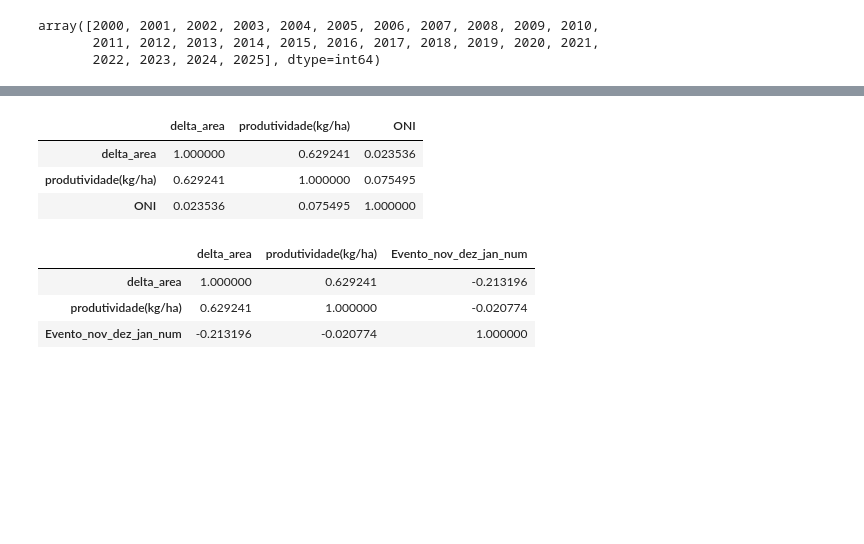
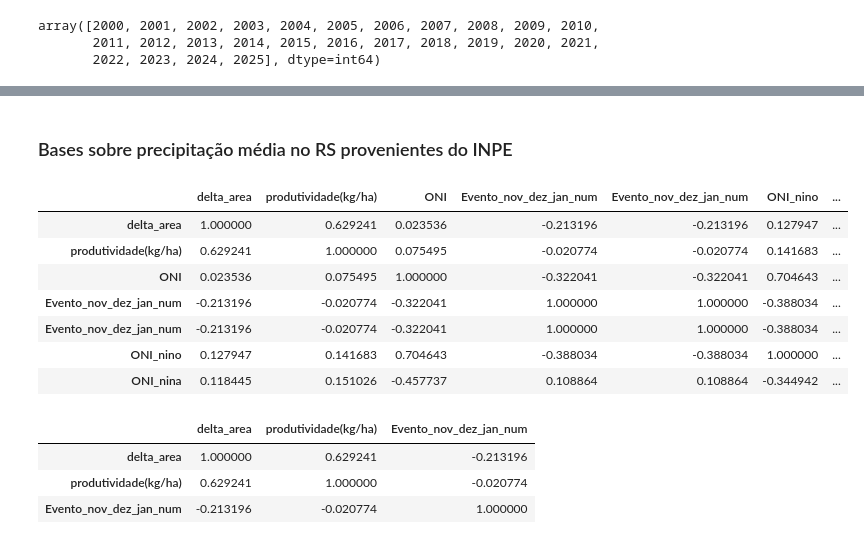
Before and after one commit to bernardo-viscardi/Enso, a Jupyter notebook: IBGE_PAM.ipynb, the cells around one changed output, grey strips where cells are left out. Saved outputs shown, nothing was run; the diff lists cells and outputs as text; code cells hidden in the pictures; blank space fills up the shorter version.

```diff
--- a/IBGE_PAM.ipynb
+++ b/IBGE_PAM.ipynb
@@ -143,7 +135,7 @@ Index(['Ano', 'Jan', 'Fev', 'Mar', 'Abr', 'Mai', 'Jun', 'Jul', 'Ago', 'Set',
       dtype='object')
 # %%
 mer = mer.merge(enso[["Ano", 'Media_mar_jun', 'Media_semestre_1',
-       'Media_semestre_2', 'Evento_mar_jun', 'Evento_nov_dez_jan', 'ONI']], on = "Ano", how = "inner")
+       'Media_semestre_2', 'Evento_mar_jun', 'Evento_nov_dez_jan', 'ONI', 'ONI_nino', 'ONI_nina']], on = "Ano", how = "inner")
 # %%
 from sklearn.preprocessing import LabelEncoder
 
@@ -151,17 +143,23 @@ le = LabelEncoder()
 
 mer['Evento_mar_jun_num'] = le.fit_transform(mer['Evento_mar_jun'])
 mer['Evento_nov_dez_jan_num'] = le.fit_transform(mer['Evento_nov_dez_jan'])
+# %% [markdown]
+### Bases sobre precipitação média no RS provenientes do INPE
 # %%
 prec = pd.read_csv("media_pluviometrica_RS.csv", sep = ";")
 # %%
 mer = mer.merge(prec, on = "Ano", how = "inner")
 # %%
-mer[['delta_area', 'produtividade(kg/ha)', 'ONI']].corr()
+mer[['delta_area', 'produtividade(kg/ha)', 'ONI', 'Evento_nov_dez_jan_num', 'Evento_nov_dez_jan_num', 'ONI_nino', 'ONI_nina']].corr()
 # %% [output]
-|  | delta_area | produtividade(kg/ha) | ONI |
-| delta_area | 1.000000 | 0.629241 | 0.023536 |
-| produtividade(kg/ha) | 0.629241 | 1.000000 | 0.075495 |
-| ONI | 0.023536 | 0.075495 | 1.000000 |
+|  | delta_area | produtividade(kg/ha) | ONI | Evento_nov_dez_jan_num | Evento_nov_dez_jan_num | ONI_nino | ... |
+| delta_area | 1.000000 | 0.629241 | 0.023536 | -0.213196 | -0.213196 | 0.127947 | ... |
+| produtividade(kg/ha) | 0.629241 | 1.000000 | 0.075495 | -0.020774 | -0.020774 | 0.141683 | ... |
+| ONI | 0.023536 | 0.075495 | 1.000000 | -0.322041 | -0.322041 | 0.704643 | ... |
+| Evento_nov_dez_jan_num | -0.213196 | -0.020774 | -0.322041 | 1.000000 | 1.000000 | -0.388034 | ... |
+| Evento_nov_dez_jan_num | -0.213196 | -0.020774 | -0.322041 | 1.000000 | 1.000000 | -0.388034 | ... |
+| ONI_nino | 0.127947 | 0.141683 | 0.704643 | -0.388034 | -0.388034 | 1.000000 | ... |
+| ONI_nina | 0.118445 | 0.151026 | -0.457737 | 0.108864 | 0.108864 | -0.344942 | ... |
 # %%
 mer[['delta_area', 'produtividade(kg/ha)', 'Evento_nov_dez_jan_num']].corr()
 # %% [output]
```
Also changed, not shown: parts of 40 cells of this notebook, 1 other file.
